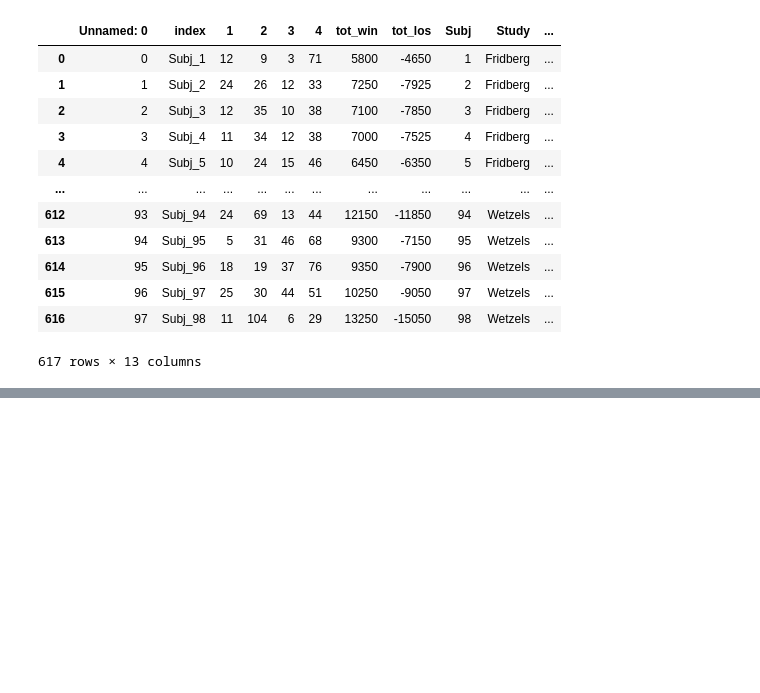
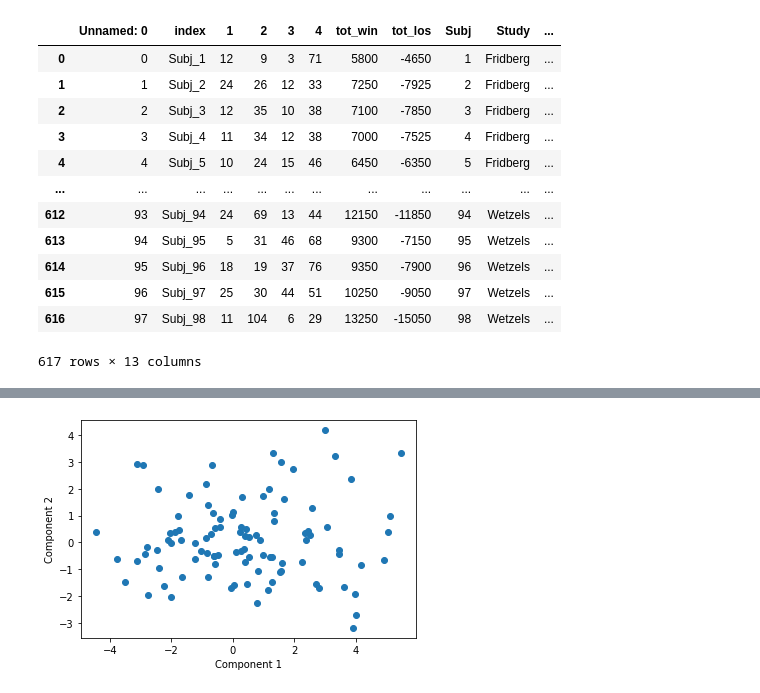
Before and after one commit to dockreg/ca4015_assignment_1, a Jupyter notebook: content/Privacy_preserving_k_means.ipynb, the cells around one changed output, grey strips where cells are left out. Drawn from its saved outputs; the diff is of its cells as text; code cells hidden in the pictures; blank space fills up the shorter version.

```diff
--- a/content/Privacy_preserving_k_means.ipynb
+++ b/content/Privacy_preserving_k_means.ipynb
@@ -164,0 +99,4 @@ plt.show()
+# %%
+
+arr = np.vstack(clusters)
+arr
@@ -164,0 +121,10 @@ plt.show()
+# %%
+
+plt.scatter(arr[:,0], arr[:,1])
+#plt.legend()
+#plt.title()
+plt.xlabel("Component 1")
+plt.ylabel("Component 2")
+plt.show()
+# %% [output]
+[figure, added]
```
Also changed, not shown: parts of 5 cells of this notebook, 1 other file.
